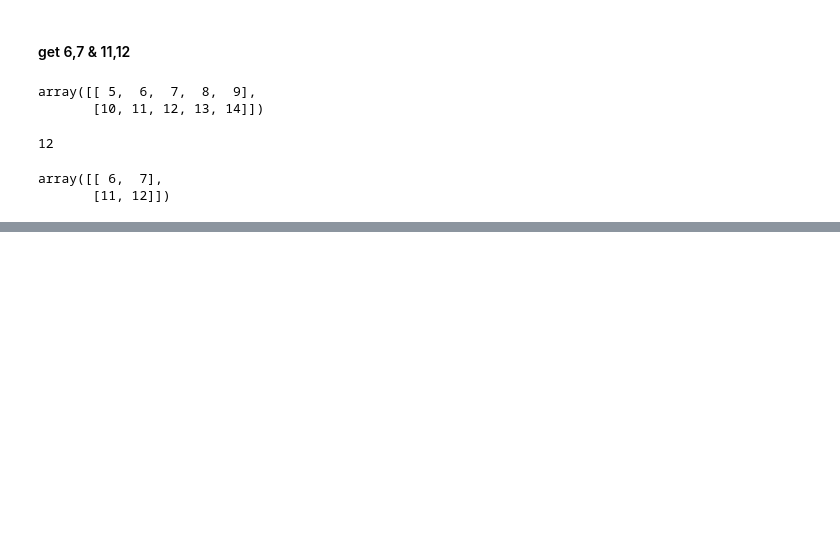
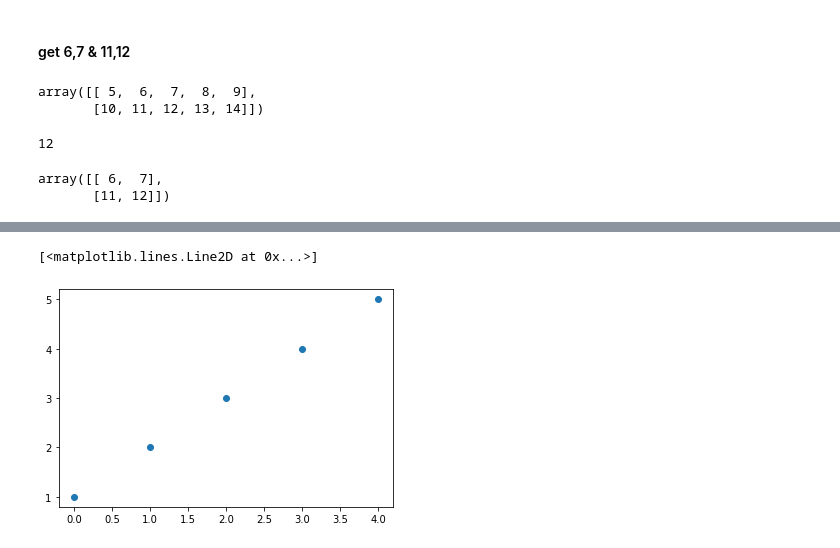
Before and after one commit to liangming1225/pythonclass, a Jupyter notebook: python20220829.ipynb, the cells around one changed output, grey strips where cells are left out. Drawn from its saved outputs; the diff is of its cells as text; code cells hidden in the pictures; blank space fills up the shorter version.

```diff
--- a/python20220829.ipynb
+++ b/python20220829.ipynb
@@ -708,0 +733,5 @@ array([[ 6,  7],
+# %%
+plt.plot(x,'o')
+# %% [output]
+[<matplotlib.lines.Line2D at 0x...>]
+[figure, added]
```
Also changed, not shown: parts of 15 cells of this notebook.
